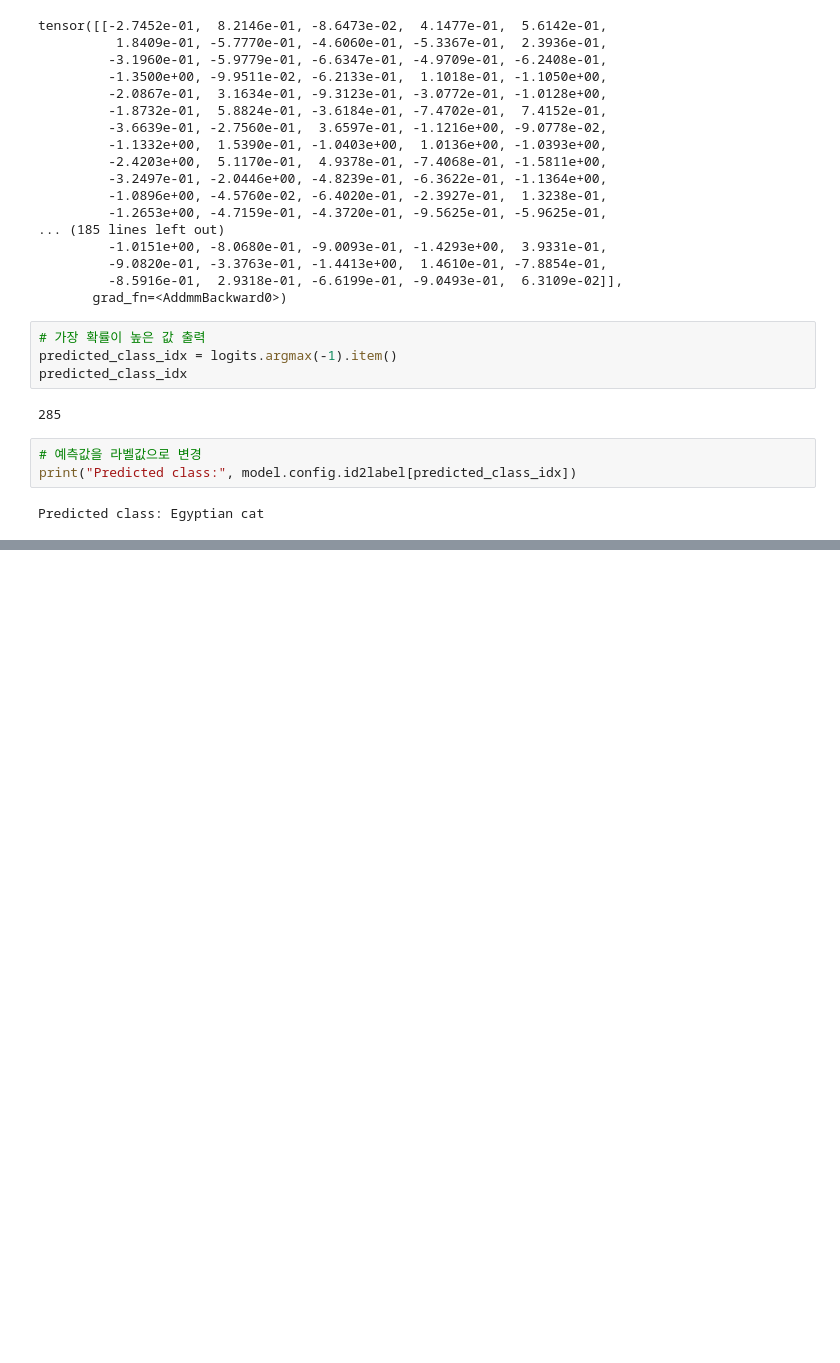
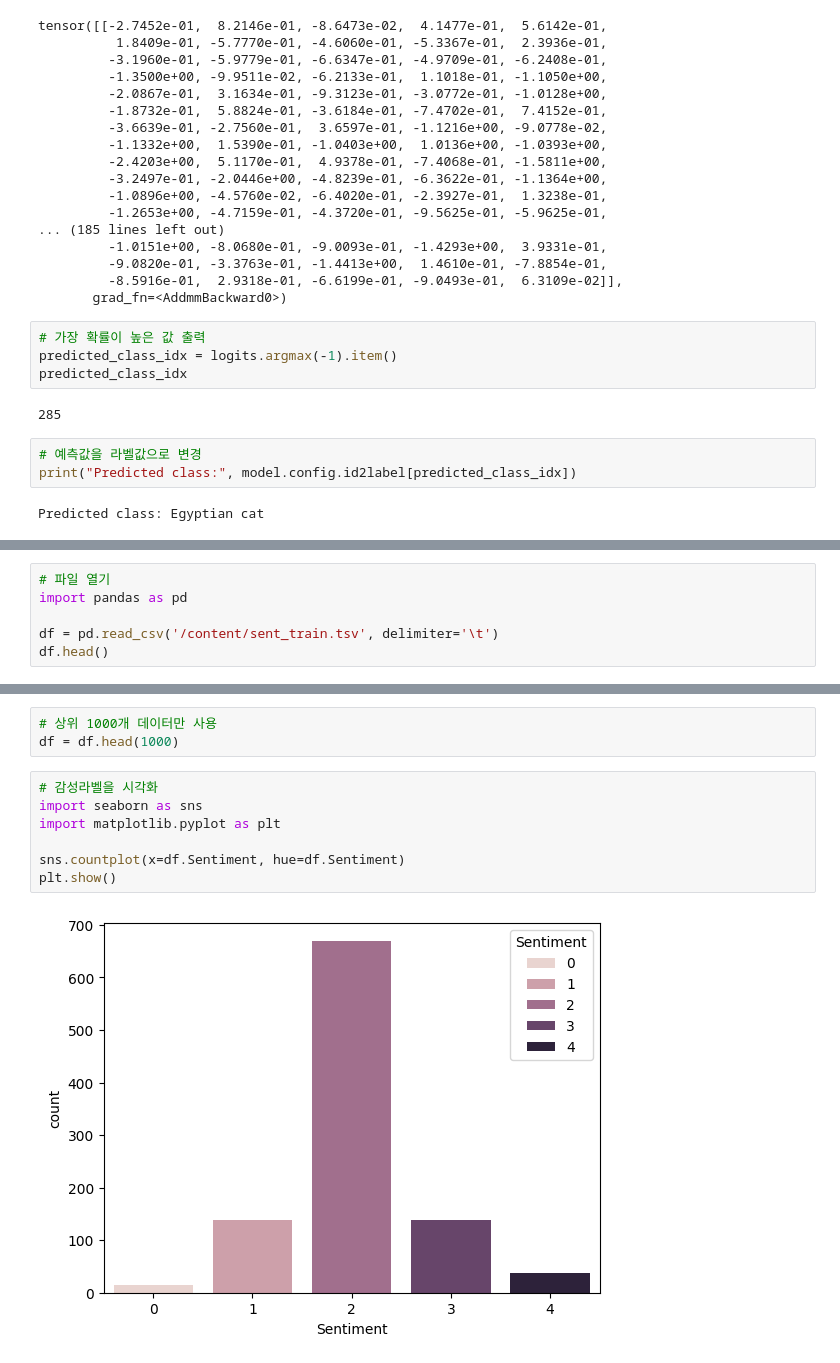
Before and after one commit to denverkim/SNUI7, a Jupyter notebook: 7_snui_day5.ipynb, the cells around one changed output, grey strips where cells are left out. Saved outputs shown, nothing was run; the diff lists cells and outputs as text; blank space fills up the shorter version.

```diff
--- a/7_snui_day5.ipynb
+++ b/7_snui_day5.ipynb
@@ -147,0 +226,6 @@ Predicted class: Egyptian cat
+# %%
+# 파일 열기
+import pandas as pd
+
+df = pd.read_csv('/content/sent_train.tsv', delimiter='\t')
+df.head()
@@ -147,0 +239,12 @@ Predicted class: Egyptian cat
+# %%
+# 상위 1000개 데이터만 사용
+df = df.head(1000)
+# %%
+# 감성라벨을 시각화
+import seaborn as sns
+import matplotlib.pyplot as plt
+
+sns.countplot(x=df.Sentiment, hue=df.Sentiment)
+plt.show()
+# %% [output]
+[figure, added]
```
Also changed, not shown: parts of 17 cells of this notebook.
